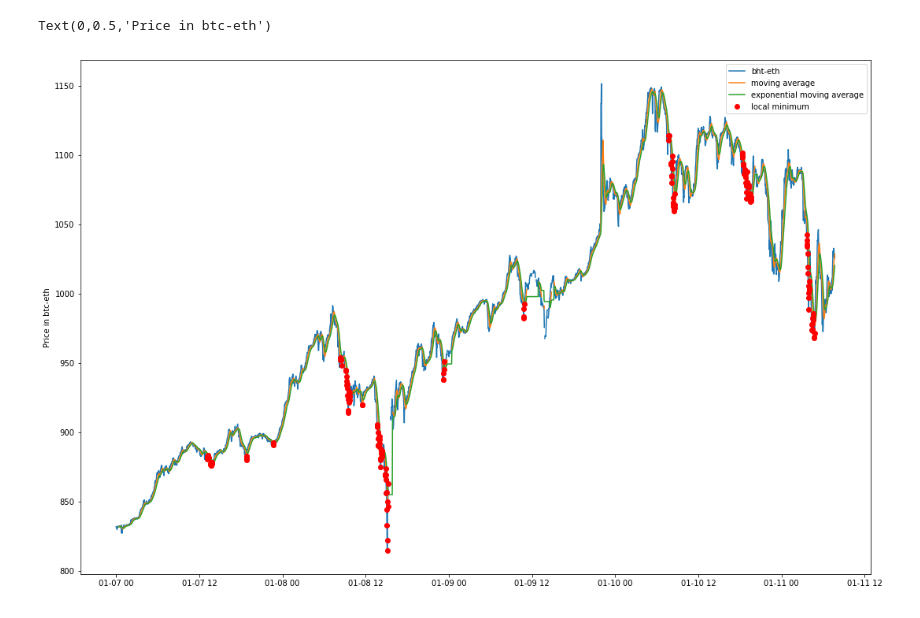
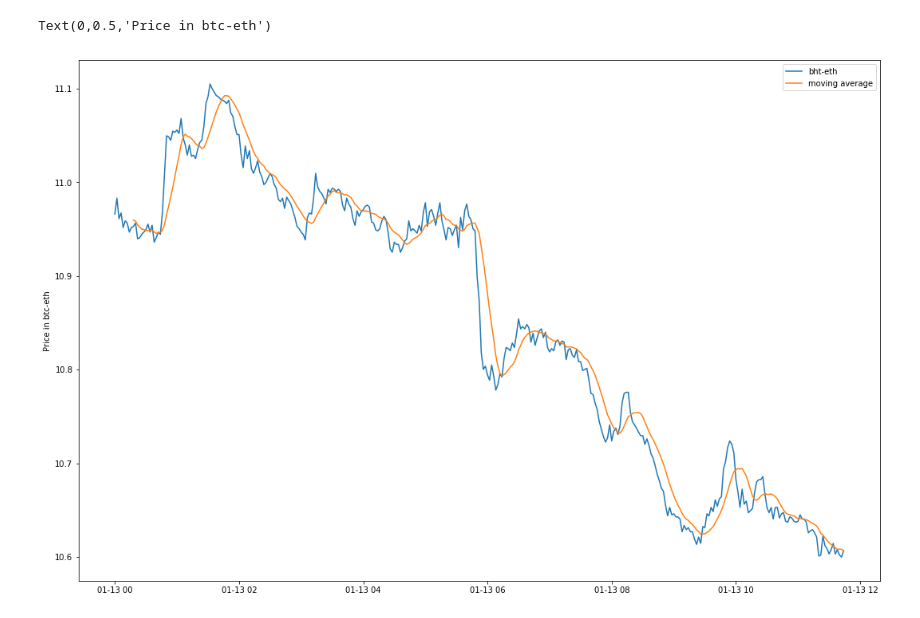
Before and after one commit to nicolasbaer/coinbot, a Jupyter notebook: prototypes/resistance-line.ipynb, the cells around one changed output. Cells and saved outputs as stored; diff of their text form; code cells hidden in the pictures.

```diff
--- a/prototypes/resistance-line.ipynb
+++ b/prototypes/resistance-line.ipynb
@@ -7,7 +8,7 @@ import matplotlib.pyplot as plt
 %matplotlib inline
 # %%
 items = list()
-with open("eth-eur.json") as f:
+with open("btc-eth.json") as f:
     raw = json.load(f)
 
     for idx,timestamp in enumerate(raw['chart']['result'][0]['timestamp']):
@@ -63,36 +35,24 @@ ax.set_ylabel('Price in btc-eth')
 # %%
-df = pd.DataFrame(data=items[:])
+size=int(len(items)/10)
+df = pd.DataFrame(data=items[:size])
 df['time'] = pd.to_datetime(df['timestamp'], unit='s')
 
 span = 10 # 6h
 span2= 100
 
 df['close-avg'] = df['close'].rolling(window=span).mean()
 df['close-eavg'] = df['close-avg'].ewm(span=span, adjust=False).mean()
 df['close-deviation'] = df['close-avg'].rolling(window=span).std()
 
-# c_m(x) = |f(x) - g(x)| - m * h(x)
-m = 5
-df['close-outliers'] = df['close'].abs() - df['close-eavg'].abs() - m * df['close-deviation']
-df['close-mins'] = df[df['close-outliers'] > 0].close
-
-df['close-mx'] = df['close-avg'].rolling(window=span2).min()
-df['close-m'] = df[df['close-mx'] == df['close-avg']].close
-
 fig = plt.figure(figsize=(18,12))
 ax = fig.add_subplot(1,1,1)
 
 ax.plot(df["time"], df["close"], label='bht-eth')
 ax.plot(df["time"], df["close-avg"], label = 'moving average')
-ax.plot(df["time"], df["close-eavg"], label = 'exponential moving average')
-ax.plot(df["time"], df["close-m"], 'o', label = 'local minimum', linewidth=4, color="red")
-#ax.plot(short_rolling.ix[start_date:end_date, :].index, short_rolling.ix[start_date:end_date, 'MSFT'], label = '20-days SMA')
+
 
 ax.legend(loc='best')
 ax.set_ylabel('Price in btc-eth')
-#ax.xaxis.set_major_formatter(my_year_month_fmt)
-
-#df.plot(x="time", y="close-avg")
 # %% [output]
 Text(0,0.5,'Price in btc-eth')
-[figure, old version]
+[figure, new version]
```
Also changed, not shown: parts of 7 cells of this notebook, 1 other file.
